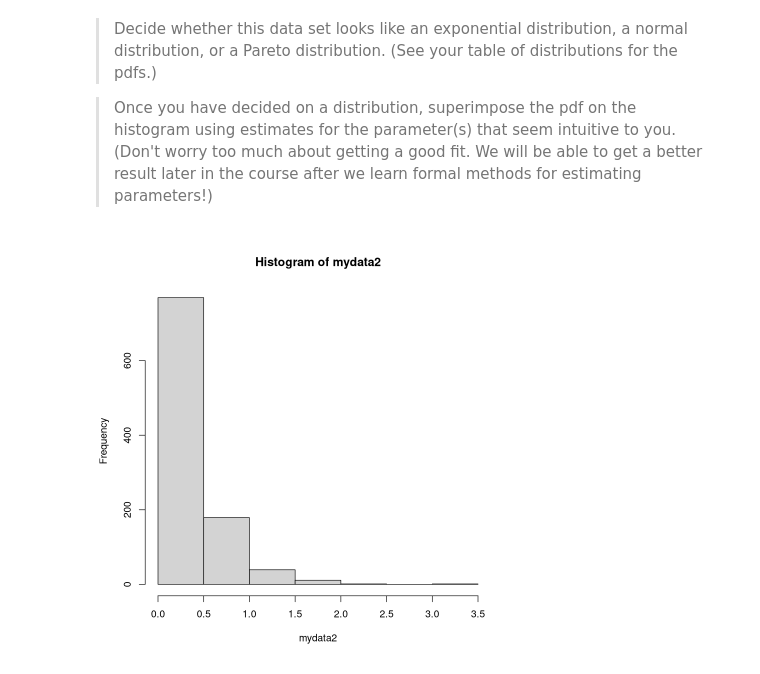
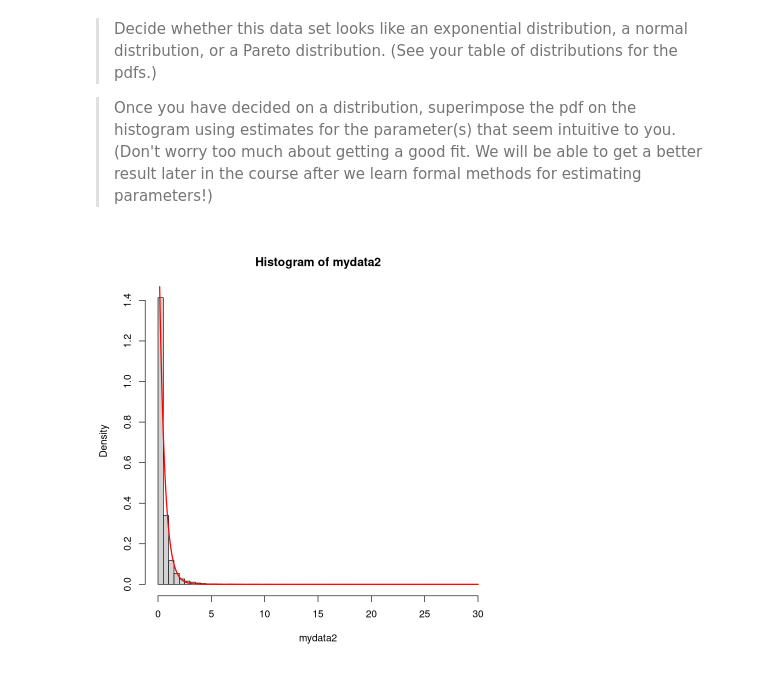
Before and after one commit to gareytwin1/statistical-estimation, a Jupyter notebook: Module1/The-Shape-of-Data-and-Roug-Curv-Fitting.ipynb, the cells around one changed output. Cells and saved outputs as stored; diff of their text form; code cells hidden in the pictures.

```diff
--- a/Module1/The-Shape-of-Data-and-Roug-Curv-Fitting.ipynb
+++ b/Module1/The-Shape-of-Data-and-Roug-Curv-Fitting.ipynb
@@ -107,4 +107,4 @@ lines(x, fx, col="red", lwd=2)
 > Take a look at the shape of the data by making a histogram. Be sure to use "density" on the $y$-axis and adjust the breaks to make the histogram look nice to you. (Too few bins and the histogram will look "chunky" and will miss a lot of the shape detail. Too many bins can result in some bins being empty while a neighboring bin is very "spiky".
 # %%
 mydata2 = read.table("data2")
-mydata2 = c(unlist(mydata))
+mydata2 = c(unlist(mydata2))
@@ -112,7 +121,12 @@ mydata2 = c(unlist(mydata))
 > Decide whether this data set looks like an exponential distribution, a normal distribution, or a Pareto distribution. (See your table of distributions for the pdfs.)
 
 > Once you have decided on a distribution, superimpose the pdf on the histogram using estimates for the parameter(s) that seem intuitive to you. (Don't worry too much about getting a good fit. We will be able to get a better result later in the course after we learn formal methods for estimating parameters!)
-# %%
-hist(mydata2)
-# %% [output]
-[figure, removed]
+# %%
+lambdahat2 = 1/mean(mydata2)
+x = seq(0, 30, 0.01)  # Extended range to cover the data
+fx2 = lambdahat2*exp(-lambdahat2*x)
+br = seq(0, 30, 0.5)  # Extended breaks to cover the full range
+hist(mydata2, prob=T, breaks=br)
+lines(x, fx2, col='red', lwd=2)
+# %% [output]
+[figure, added]
```
Also changed, not shown: parts of 1 cell of this notebook, 2 other files.
